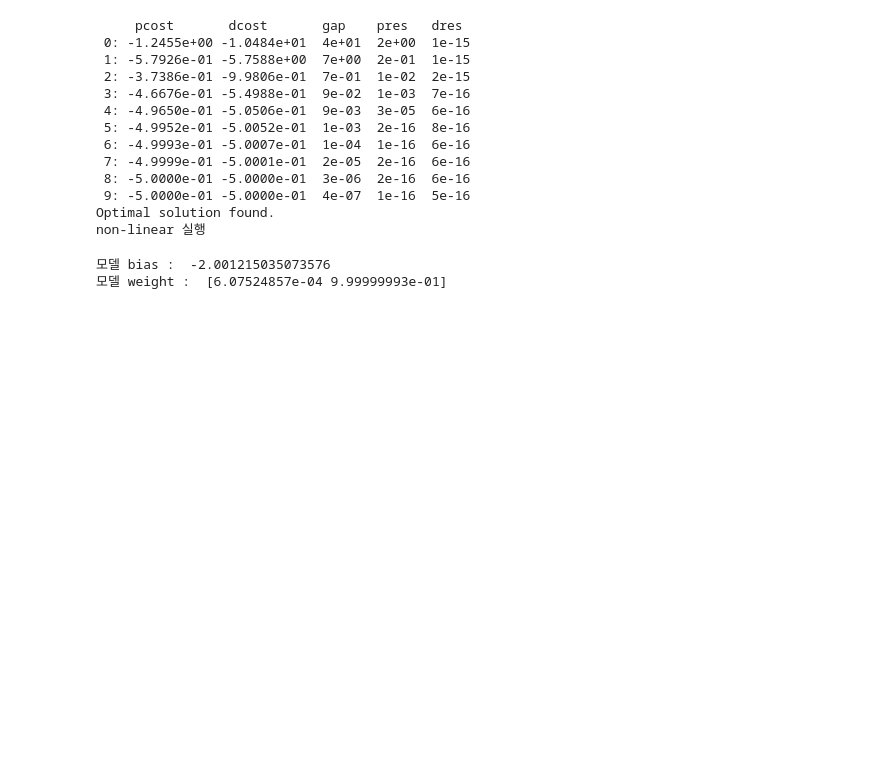
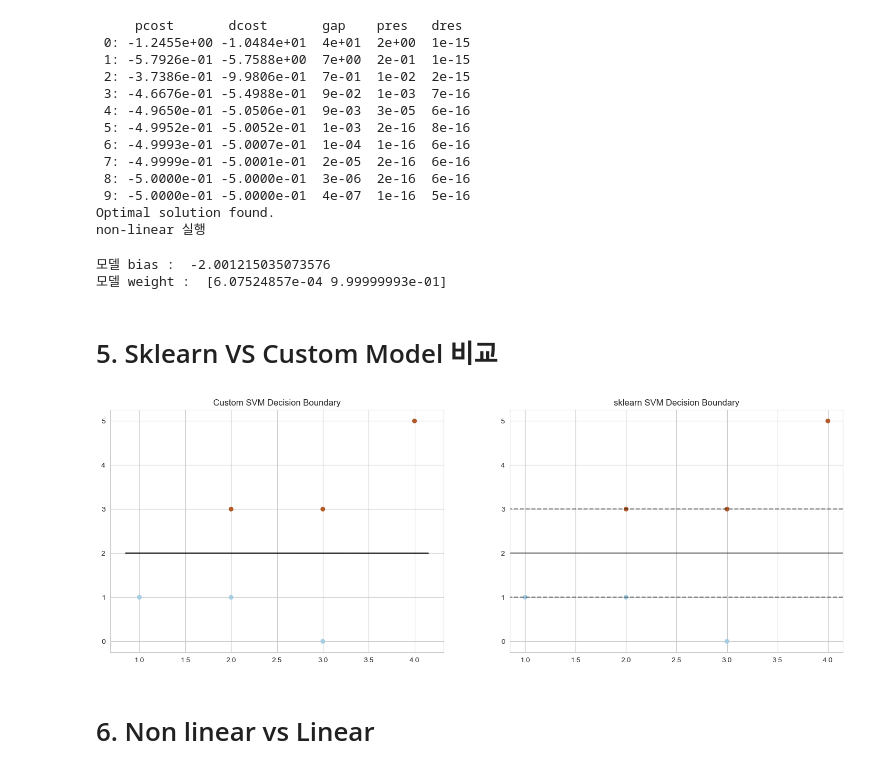
Before and after one commit to kyumly/CSW6001-HW, a Jupyter notebook: HW2/tutorial_SVM.ipynb, the cells around one changed output. Drawn from its saved outputs; the diff is of its cells as text; code cells hidden in the pictures; blank space fills up the shorter version.

```diff
--- a/HW2/tutorial_SVM.ipynb
+++ b/HW2/tutorial_SVM.ipynb
@@ -227,0 +146,50 @@ custom_svm = CustomSVM(X, y, C=1)
+# %% [markdown]
+# 5. Sklearn VS Custom Model 비교
+# %%
+import numpy as np
+import matplotlib.pyplot as plt
+from sklearn import svm
+
+C = 1.0
+model = svm.SVC(kernel='linear', C=C)
+model.fit(X, y)
+
+def decision_boundary(xx, w, b):
+    return (-w[0] * xx - b) / w[1]
+
+
+def plot_svm(X, y, w, b, model):
+    fig, axs = plt.subplots(1, 2, figsize=(18, 6))
+
+    axs[0].scatter(X[:, 0], X[:, 1], c=y, s=30, cmap=plt.cm.Paired)
+    ax = axs[0]
+    xlim = ax.get_xlim()
+    xx = np.linspace(xlim[0], xlim[1], 30)
+
+
+
+    yy_cv = decision_boundary(xx, w, b)
+    axs[0].plot(xx, yy_cv, 'k-', label='Custom SVM decision boundary')
+    axs[0].set_title('Custom SVM Decision Boundary')
+
+    axs[1].scatter(X[:, 0], X[:, 1], c=y, s=30, cmap=plt.cm.Paired)
+    ax = axs[1]
+    xlim = ax.get_xlim()
+    ylim = ax.get_ylim()
+
+    xx = np.linspace(xlim[0], xlim[1], 30)
+    yy = np.linspace(ylim[0], ylim[1], 30)
+    YY, XX = np.meshgrid(yy, xx)
+    xy = np.vstack([XX.ravel(), YY.ravel()]).T
+    Z = model.decision_function(xy).reshape(XX.shape)
+
+    ax.contour(XX, YY, Z, colors='k', levels=[-1, 0, 1], alpha=0.5,
+               linestyles=['--', '-', '--'])
+    axs[1].set_title('sklearn SVM Decision Boundary')
+
+    plt.show()
+plot_svm(X, y, custom_svm.w, custom_svm.b, model)
+# %% [output]
+[figure, added]
+# %% [markdown]
+# 6. Non linear vs Linear
```
Also changed, not shown: parts of 16 cells of this notebook, 1 other file.
